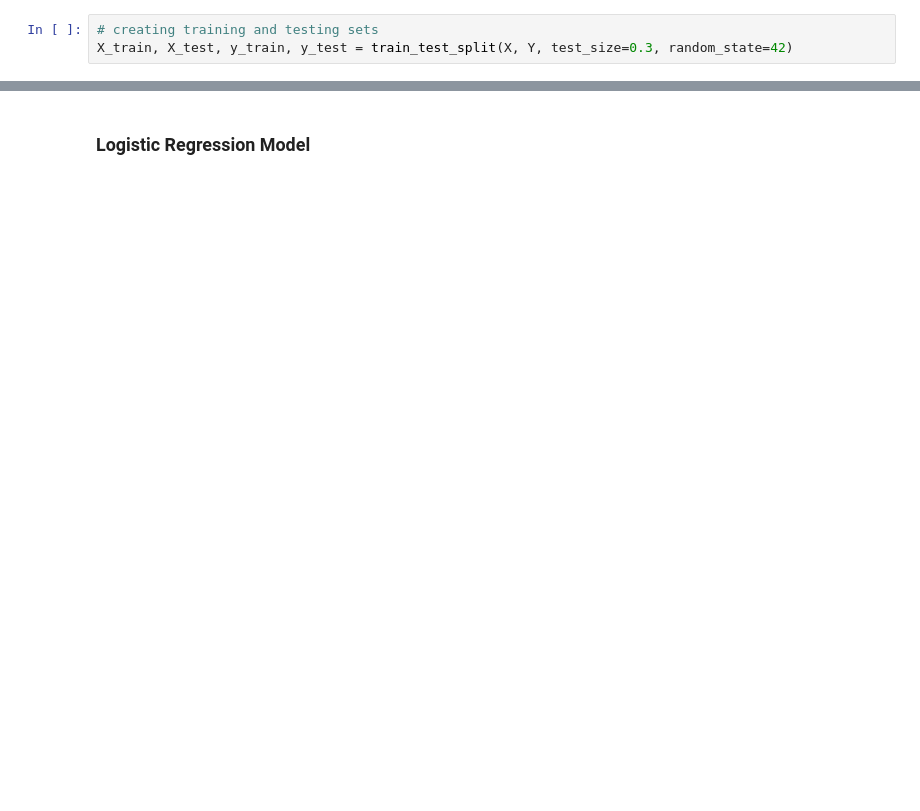
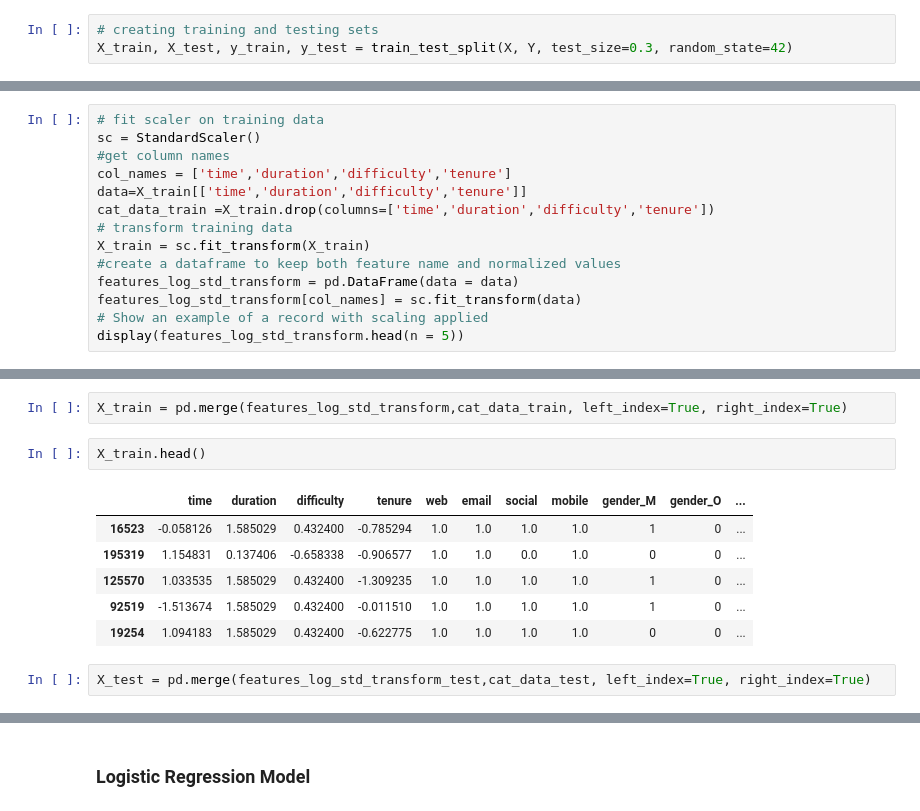
Before and after one commit to data-clash/Starbuck-Capstone-Challenge, a Jupyter notebook: Starbucks_Capstone.ipynb, the cells around one changed output, grey strips where cells are left out. Cells and saved outputs as stored; diff of their text form; blank space fills up the shorter version.

```diff
--- a/Starbucks_Capstone.ipynb
+++ b/Starbucks_Capstone.ipynb
@@ -1101,0 +1107,14 @@ X_train, X_test, y_train, y_test = train_test_split(X, Y, test_size=0.3, random_
+# %%
+# fit scaler on training data
+sc = StandardScaler()
+#get column names
+col_names = ['time','duration','difficulty','tenure']
+data=X_train[['time','duration','difficulty','tenure']]
+cat_data_train =X_train.drop(columns=['time','duration','difficulty','tenure'])
+# transform training data
+X_train = sc.fit_transform(X_train)
+#create a dataframe to keep both feature name and normalized values
+features_log_std_transform = pd.DataFrame(data = data)
+features_log_std_transform[col_names] = sc.fit_transform(data)
+# Show an example of a record with scaling applied
+display(features_log_std_transform.head(n = 5))
@@ -1101,0 +1145,13 @@ X_train, X_test, y_train, y_test = train_test_split(X, Y, test_size=0.3, random_
+# %%
+X_train = pd.merge(features_log_std_transform,cat_data_train, left_index=True, right_index=True)
+# %%
+X_train.head()
+# %% [output]
+|  | time | duration | difficulty | tenure | web | email | social | mobile | gender_M | gender_O | ... |
+| 16523 | -0.058126 | 1.585029 | 0.432400 | -0.785294 | 1.0 | 1.0 | 1.0 | 1.0 | 1 | 0 | ... |
+| 195319 | 1.154831 | 0.137406 | -0.658338 | -0.906577 | 1.0 | 1.0 | 0.0 | 1.0 | 0 | 0 | ... |
+| 125570 | 1.033535 | 1.585029 | 0.432400 | -1.309235 | 1.0 | 1.0 | 1.0 | 1.0 | 1 | 0 | ... |
+| 92519 | -1.513674 | 1.585029 | 0.432400 | -0.011510 | 1.0 | 1.0 | 1.0 | 1.0 | 1 | 0 | ... |
+| 19254 | 1.094183 | 1.585029 | 0.432400 | -0.622775 | 1.0 | 1.0 | 1.0 | 1.0 | 0 | 0 | ... |
+# %%
+X_test = pd.merge(features_log_std_transform_test,cat_data_test, left_index=True, right_index=True)
```
Also changed, not shown: parts of 65 cells of this notebook, 1 other file.
